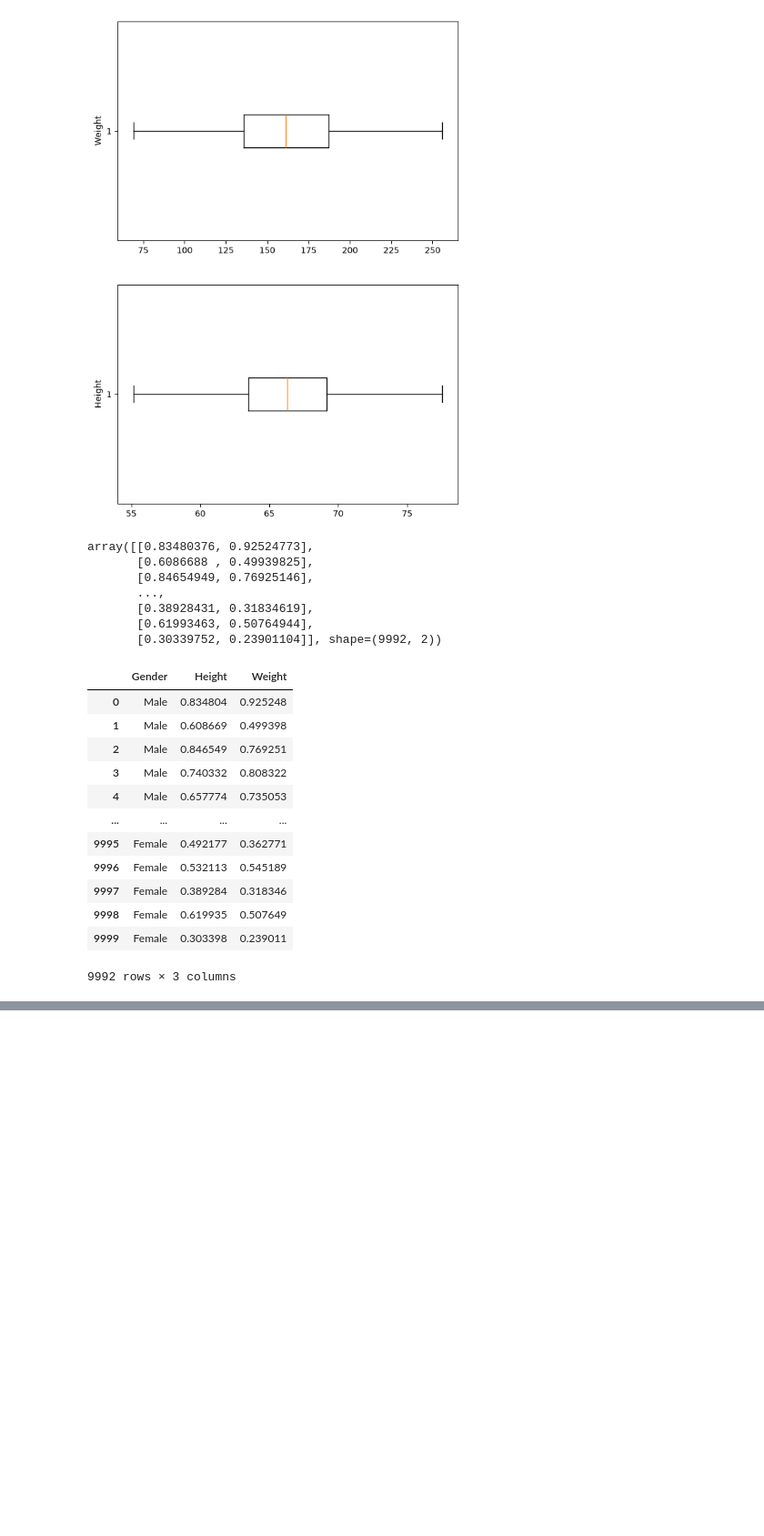
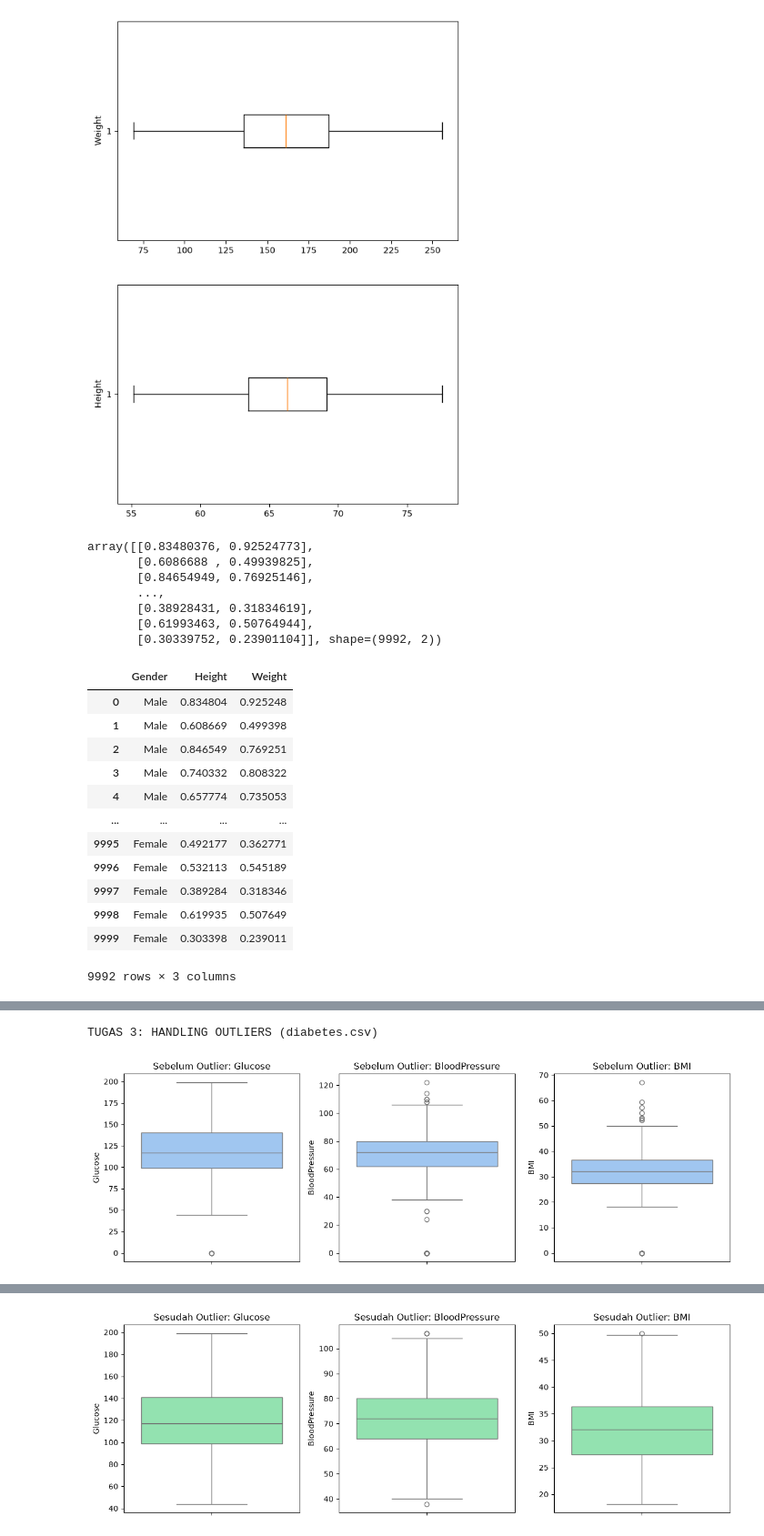
Before and after one commit to Greselia27/CERTAN_2026, a Jupyter notebook: Week2/W02S03_Data Preprocessing_42324011_Gresia Delia Silalahi.ipynb, the cells around one changed output, grey strips where cells are left out. Shown at 91% size. Drawn from its saved outputs; the diff is of its cells as text; code cells hidden in the pictures; blank space fills up the shorter version.

Commit message:
Data Visualization_42324011_Gresia Delia Silalahi

```diff
--- a/Week2/W02S03_Data Preprocessing_42324011_Gresia Delia Silalahi.ipynb
+++ b/Week2/W02S03_Data Preprocessing_42324011_Gresia Delia Silalahi.ipynb
@@ -323,0 +376,73 @@ final_df
+# %%
+# TUGAS 3: HANDLING OUTLIERS DARI DATASET 'diabetes.csv'
+# 3 Kolom yang dipilih: 'Glucose', 'BloodPressure', 'BMI'
+import seaborn as sns
+import matplotlib.pyplot as plt
+
+print("TUGAS 3: HANDLING OUTLIERS (diabetes.csv)")
+
+# 1. Membaca dataset Diabetes
+path_diabetes = "diabetes.csv"
+df_diabetes = pd.read_csv(path_diabetes)
+
+# 2. Memilih 3 kolom untuk deteksi outlier
+columns_to_analyze = ['Glucose', 'BloodPressure', 'BMI']
+
+# 3. Visualisasi Boxplot SEBELUM Penanganan Outlier
+plt.figure(figsize=(12, 4))
+for i, col in enumerate(columns_to_analyze, 1):
+    plt.subplot(1, 3, i)
+    sns.boxplot(y=df_diabetes[col], color='#93c5fd')
+    plt.title(f'Sebelum Outlier: {col}')
+    plt.ylabel(col)
+plt.tight_layout()
+plt.show()
+
+# 4. Fungsi Menghapus Outlier secara Berurutan (Metode IQR sesuai Modul)
+def remove_outliers_sequentially(df, columns):
+    df_cleaned = df.copy()
+    for col in columns:
+        # Hitung Q1 (25%) dan Q3 (75%)
+        q1, q3 = np.percentile(df_cleaned[col].dropna(), [25, 75])
+        iqr = q3 - q1
+
+        lower_bound = q1 - (1.5 * iqr)
+        upper_bound = q3 + (1.5 * iqr)
+
+        print(f"Kolom [{col}]: Q1={q1:.2f}, Q3={q3:.2f}, IQR={iqr:.2f}")
+        print(f"  -> Batas Bawah={lower_bound:.2f}, Batas Atas={upper_bound:.2f}")
+
+        # Filter baris yang berada dalam batas toleransi IQR
+        df_cleaned = df_cleaned[(df_cleaned[col] >= lower_bound) & (df_cleaned[col] <= upper_bound)]
+    return df_cleaned
+
+# 5. Eksekusi penghapusan outlier
+clean_diabetes = remove_outliers_sequentially(df_diabetes, columns_to_analyze)
+
+print(f"\nJumlah data awal   : {len(df_diabetes)} baris")
+print(f"Jumlah data bersih : {len(clean_diabetes)} baris")
+print(f"Outlier terbuang   : {len(df_diabetes) - len(clean_diabetes)} baris")
+
+# 6. Visualisasi Boxplot SESUDAH Penanganan Outlier
+plt.figure(figsize=(12, 4))
+for i, col in enumerate(columns_to_analyze, 1):
+    plt.subplot(1, 3, i)
+    sns.boxplot(y=clean_diabetes[col], color='#86efac')
+    plt.title(f'Sesudah Outlier: {col}')
+    plt.ylabel(col)
+plt.tight_layout()
+plt.show()
+
+# 7. Normalisasi Data (MinMaxScaler) Sesuai Step Modul Terakhir
+from sklearn.preprocessing import MinMaxScaler
+scaler = MinMaxScaler(feature_range=(0, 1))
+
+numeric_cols = clean_diabetes.select_dtypes(include=[np.number]).columns
+rescaled_numeric = scaler.fit_transform(clean_diabetes[numeric_cols])
+
+final_diabetes_df = pd.DataFrame(rescaled_numeric, columns=numeric_cols, index=clean_diabetes.index)
+print("\n[D] Contoh 5 Data Diabetes Setelah Pembersihan & Min-Max Scaling:")
+print(final_diabetes_df[columns_to_analyze].head())
+# %% [output]
+TUGAS 3: HANDLING OUTLIERS (diabetes.csv)
+[figure, added]
@@ -323,0 +459 @@ final_df
+[figure, added]
```
Also changed, not shown: parts of 2 cells of this notebook, 1 other file.
